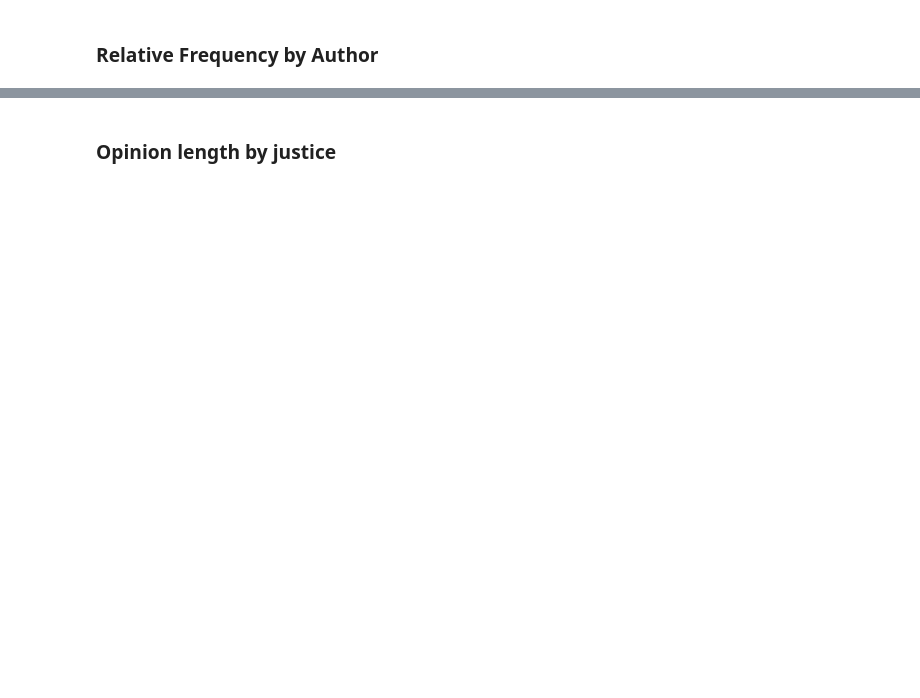
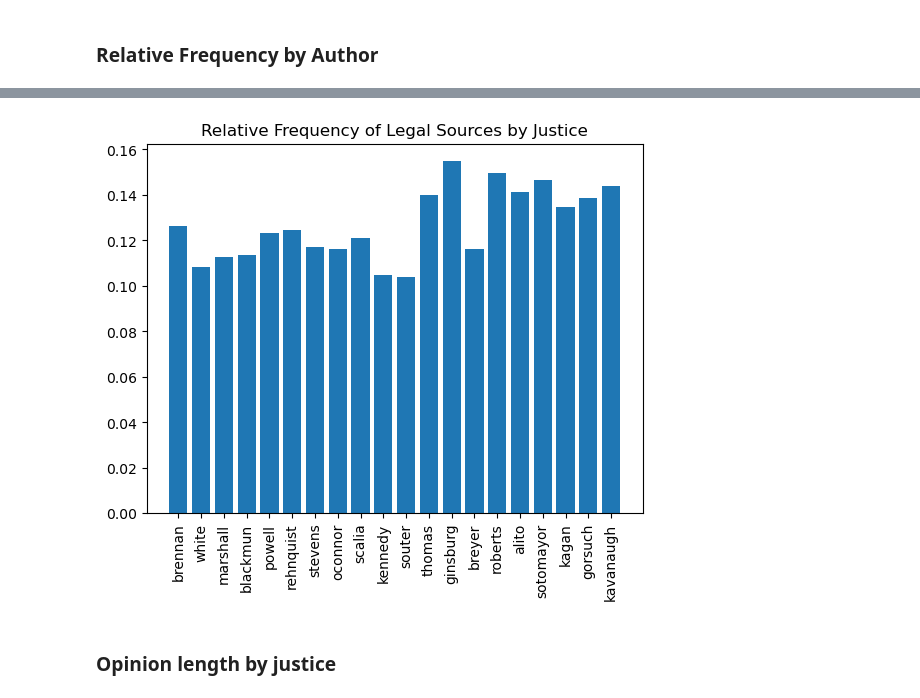
Before and after one commit to mkranzlein/scotus-metalang, a Jupyter notebook: scripts/notebooks/prediction_analysis.ipynb, the cells around one changed output, grey strips where cells are left out. Cells and saved outputs as stored; diff of their text form; code cells hidden in the pictures; blank space fills up the shorter version.

```diff
--- a/scripts/notebooks/prediction_analysis.ipynb
+++ b/scripts/notebooks/prediction_analysis.ipynb
@@ -45,5 +41,31 @@ filename
 # %% [markdown]
 ### Relative Frequency by Author
+# %%
+justices = {"rehnquist": (1972, 2005),
+            "brennan": (1956, 1990),
+            "white": (1962, 1993),
+            "marshall": (1967, 1991),
+            "blackmun": (1970, 1994),
+            "powell": (1972, 1987),
+            "stevens": (1975, 2010),
+            "oconnor": (1981, 2006),
+            "scalia": (1986, 2016),
+            "kennedy": (1988, 2018),
+            "souter": (1990, 2009),
+            "thomas": (1991, 2100),
+            "ginsburg": (1993, 2020),
+            "breyer": (1994, 2022),
+            "roberts": (2005, 2100),
+            "alito": (2006, 2100),
+            "sotomayor": (2009, 2100),
+            "kagan": (2010, 2100),
+            "gorsuch": (2017, 2100),
+            "kavanaugh": (2018, 2100),
+            "barrett": (2020, 2100),
+            "jackson": (2022, 2100)}
+
+# Sort justices based on their start year
+ordered_justices = dict(sorted(justices.items(), key = lambda x: x[1]))
 # %%
 author_token_counts = Counter()
 positive_prediction_counts = defaultdict(lambda: {"ft": 0, "mc": 0, "dq": 0, "les": 0})
@@ -75,3 +103,10 @@ plt.show()
+# %%
+plt.bar(relative_frequencies["les"].keys(), relative_frequencies["les"].values())
+plt.xticks(rotation=90)
+plt.title("Relative Frequency of Legal Sources by Justice")
+plt.show()
+# %% [output]
+[figure, added]
 # %% [markdown]
 ### Opinion length by justice
 # %%
```
Also changed, not shown: parts of 4 cells of this notebook.
